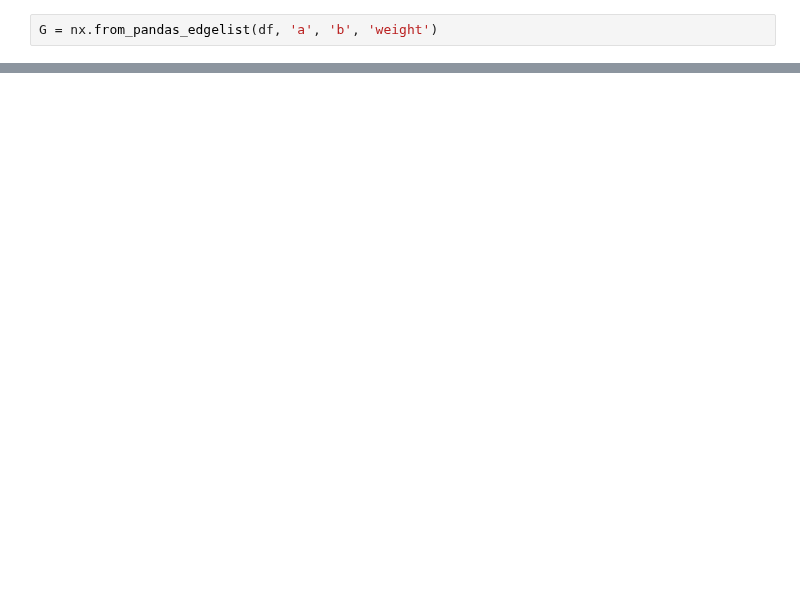
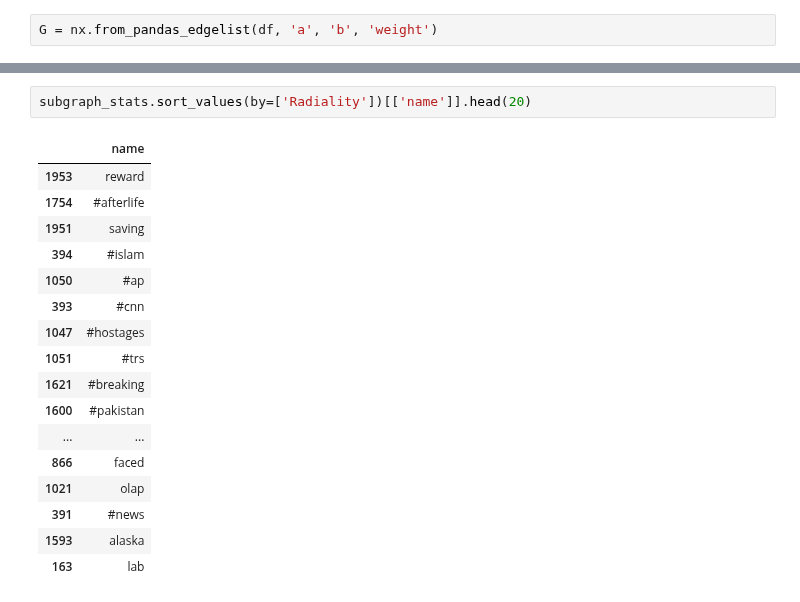
Before and after one commit to cakiki/disaster-tweets, a Jupyter notebook: notebooks/co_occurrence_analysis.ipynb, the cells around one changed output, grey strips where cells are left out. Drawn from its saved outputs; the diff is of its cells as text; blank space fills up the shorter version.

```diff
--- a/notebooks/co_occurrence_analysis.ipynb
+++ b/notebooks/co_occurrence_analysis.ipynb
@@ -137,0 +216,20 @@ nx.write_graphml(G, '../data/processed/bigrams.graphml')
+# %%
+subgraph_stats.sort_values(by=['Radiality'])[['name']].head(20)
+# %% [output]
+|  | name |
+| 1953 | reward |
+| 1754 | #afterlife |
+| 1951 | saving |
+| 394 | #islam |
+| 1050 | #ap |
+| 393 | #cnn |
+| 1047 | #hostages |
+| 1051 | #trs |
+| 1621 | #breaking |
+| 1600 | #pakistan |
+| ... | ... |
+| 866 | faced |
+| 1021 | olap |
+| 391 | #news |
+| 1593 | alaska |
+| 163 | lab |
```
Also changed, not shown: parts of 18 cells of this notebook, 6 other files.
